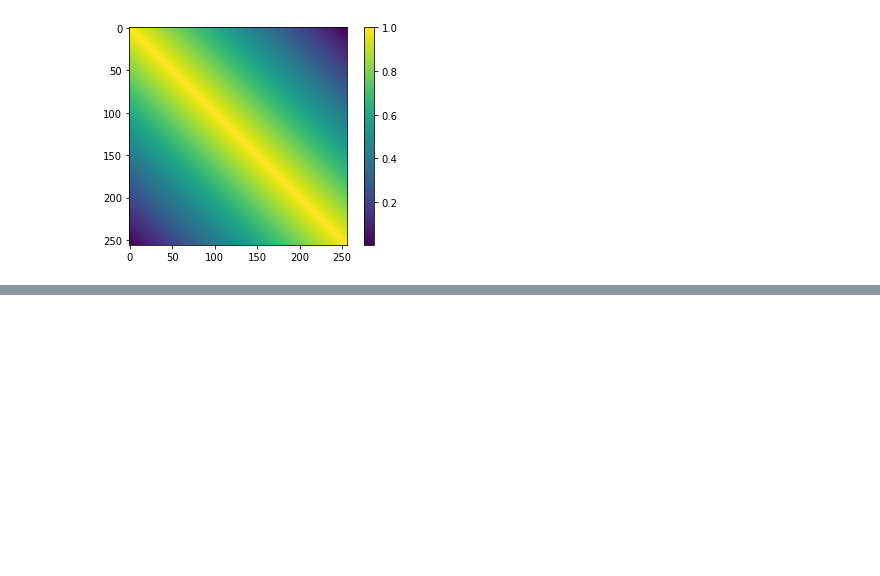
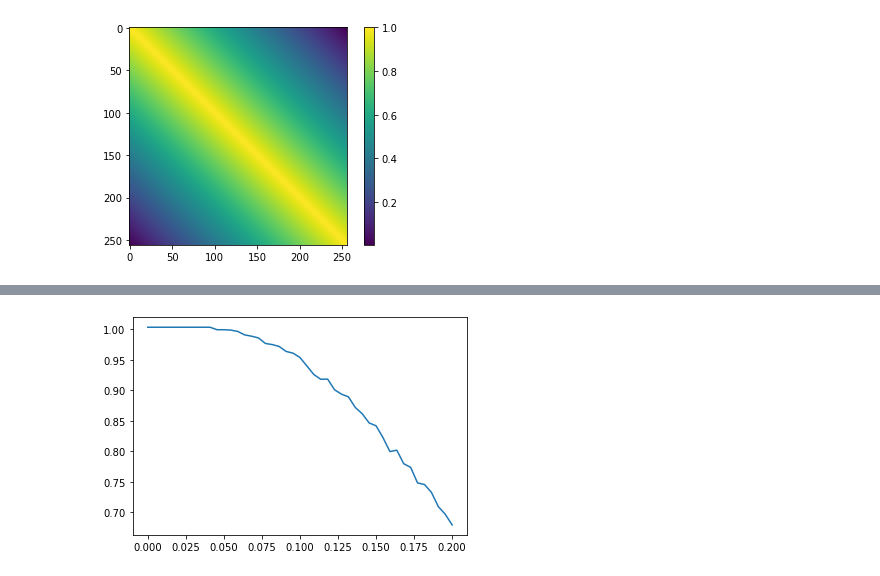
Before and after one commit to Benecoder/quantitative_PT, a Jupyter notebook: spiking_network.ipynb, the cells around one changed output, grey strips where cells are left out. Saved outputs shown, nothing was run; the diff lists cells and outputs as text; code cells hidden in the pictures; blank space fills up the shorter version.

```diff
--- a/spiking_network.ipynb
+++ b/spiking_network.ipynb
@@ -68,26 +73,0 @@ plt.show()
-# %%
-import zlib
-
-# takes in a array of 1s and 0s
-# and creates a list of bytes
-# that holds the info in bits
-def array_to_bytes(np_array):
-    no_bytes = np_array.size//8+1
-    result = []
-    for i in range(no_bytes):
-
-        # splitting the sequence into 8 bit chunks
-        slice = np_array[i*8:np.min([(i+1)*8,np_array.size])].astype(np.int)
-
-        # padding the last byte if nescessary
-        if slice.size < 8:
-            slice = np.append(slice,(8-slice.size)*[False])
-
-        result.append(int(''.join(slice.astype(str)),2))
-
-    return bytes(result)
-
-def computable_info_density(np_array):
-    byte_array = array_to_bytes(np_array)
-    comp = zlib.compress(byte_array)
-    return len(comp)/len(byte_array)
@@ -98,0 +74,20 @@ print(computable_info_density(A))
+# %%
+cid_result = []
+pictures = False
+b_range = np.linspace(0,.2,45)
+for b in b_range:
+    voltage,activity = integrate(M,leackage,12,b,no_epochs=100)
+    final_state = activity.flatten()
+    cid_result.append(computable_info_density(final_state))
+
+
+    if pictures:
+        print('b= '+str(b)+'\t CID='+str(cid_result[-1]))
+        fig = plt.figure(figsize=(12,4))
+        plt.imshow(activity.T,cmap='gray_r')
+        plt.colorbar()
+        plt.show()
+plt.plot(b_range,cid_result)
+plt.show()
+# %% [output]
+[figure, added]
```
Also changed, not shown: parts of 9 cells of this notebook, 1 other file.
